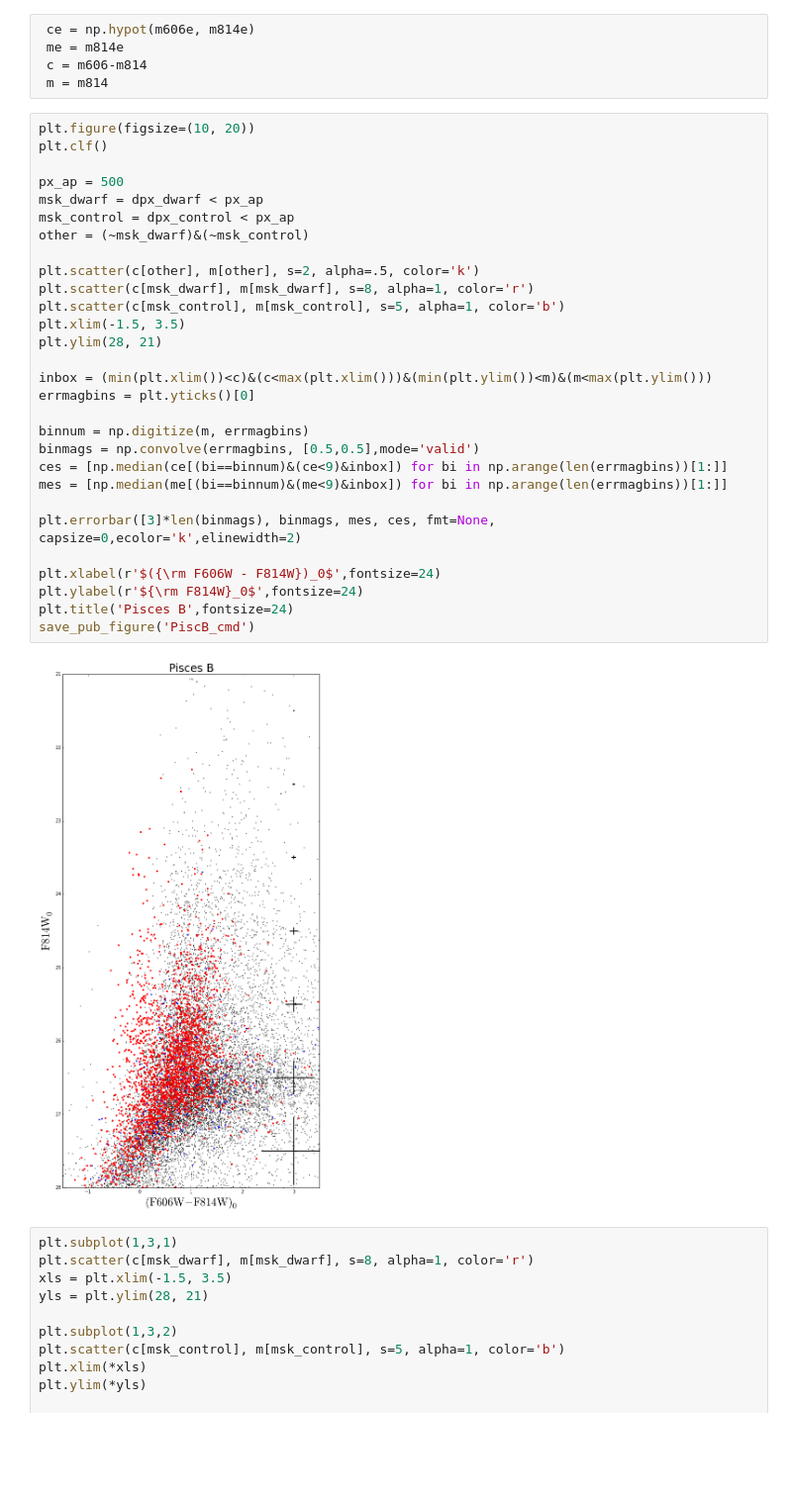
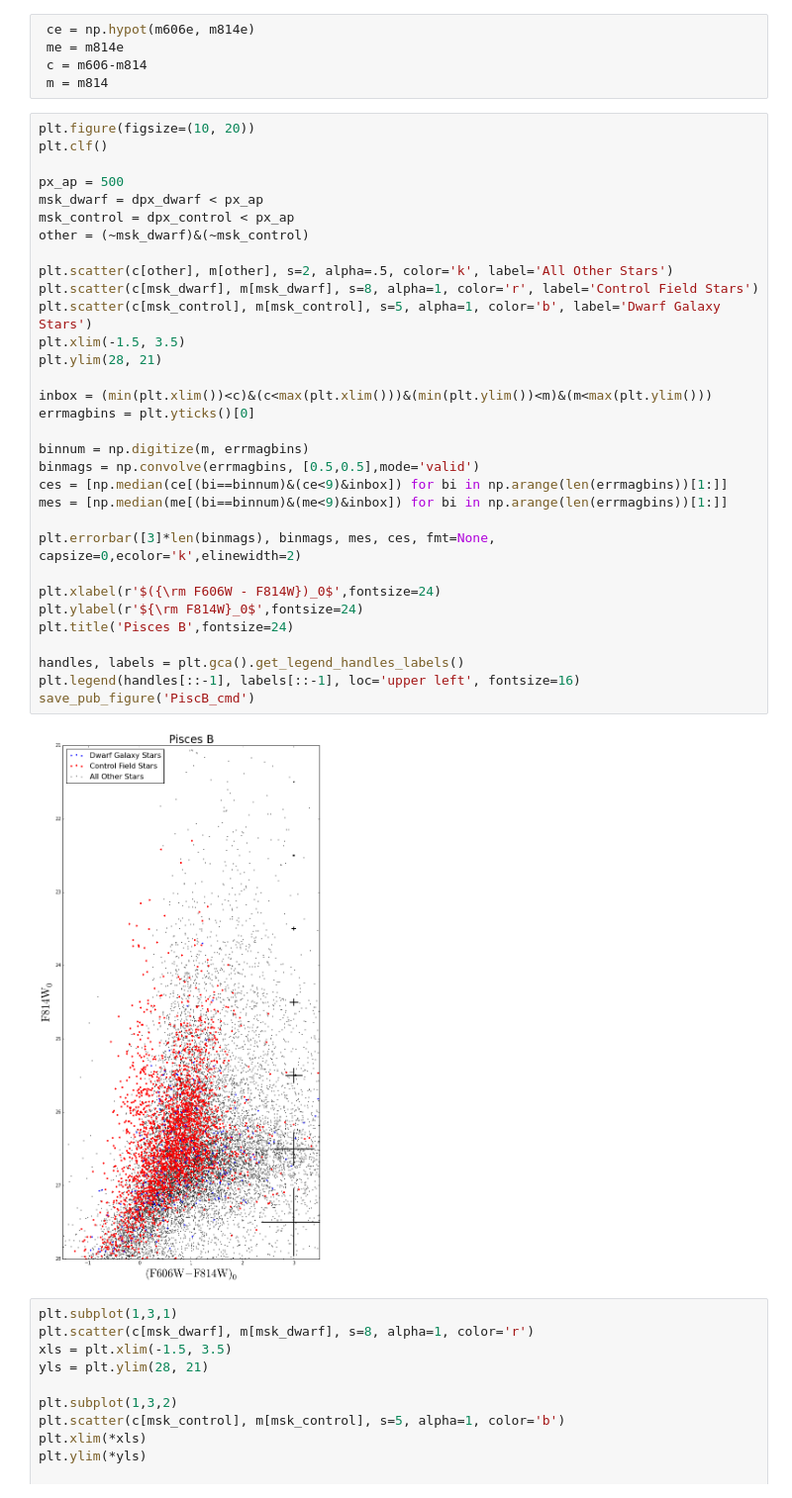
Before and after one commit to eteq/piscdwarfs_hst, a Jupyter notebook: Calibed Photometry.ipynb, the cells around one changed output. Shown at 99% size. Saved outputs shown, nothing was run; the diff lists cells and outputs as text; blank space fills up the shorter version.

```diff
--- a/Calibed Photometry.ipynb
+++ b/Calibed Photometry.ipynb
@@ -228,34 +231,37 @@ dpx_control = np.hypot(xc-ds[:,2],yc-ds[:,3])
 # %%
 plt.figure(figsize=(10, 20))
 plt.clf()
 
 px_ap = 500
 msk_dwarf = dpx_dwarf < px_ap
 msk_control = dpx_control < px_ap
 other = (~msk_dwarf)&(~msk_control)
 
-plt.scatter(c[other], m[other], s=2, alpha=.5, color='k')
-plt.scatter(c[msk_dwarf], m[msk_dwarf], s=8, alpha=1, color='r')
-plt.scatter(c[msk_control], m[msk_control], s=5, alpha=1, color='b')
+plt.scatter(c[other], m[other], s=2, alpha=.5, color='k', label='All Other Stars')
+plt.scatter(c[msk_dwarf], m[msk_dwarf], s=8, alpha=1, color='r', label='Control Field Stars')
+plt.scatter(c[msk_control], m[msk_control], s=5, alpha=1, color='b', label='Dwarf Galaxy Stars')
 plt.xlim(-1.5, 3.5)
 plt.ylim(28, 21)
 
 inbox = (min(plt.xlim())<c)&(c<max(plt.xlim()))&(min(plt.ylim())<m)&(m<max(plt.ylim()))
 errmagbins = plt.yticks()[0]
 
 binnum = np.digitize(m, errmagbins)
 binmags = np.convolve(errmagbins, [0.5,0.5],mode='valid')
 ces = [np.median(ce[(bi==binnum)&(ce<9)&inbox]) for bi in np.arange(len(errmagbins))[1:]]
 mes = [np.median(me[(bi==binnum)&(me<9)&inbox]) for bi in np.arange(len(errmagbins))[1:]]
 
 plt.errorbar([3]*len(binmags), binmags, mes, ces, fmt=None, capsize=0,ecolor='k',elinewidth=2)
 
 plt.xlabel(r'$({\rm F606W - F814W})_0$',fontsize=24)
 plt.ylabel(r'${\rm F814W}_0$',fontsize=24)
 plt.title('Pisces B',fontsize=24)
+
+handles, labels = plt.gca().get_legend_handles_labels()
+plt.legend(handles[::-1], labels[::-1], loc='upper left', fontsize=16)
 save_pub_figure('PiscB_cmd')
 # %% [output]
-[figure, old version]
+[figure, new version]
 # %%
 plt.subplot(1,3,1)
 plt.scatter(c[msk_dwarf], m[msk_dwarf], s=8, alpha=1, color='r')
```
Also changed, not shown: parts of 3 cells of this notebook.
